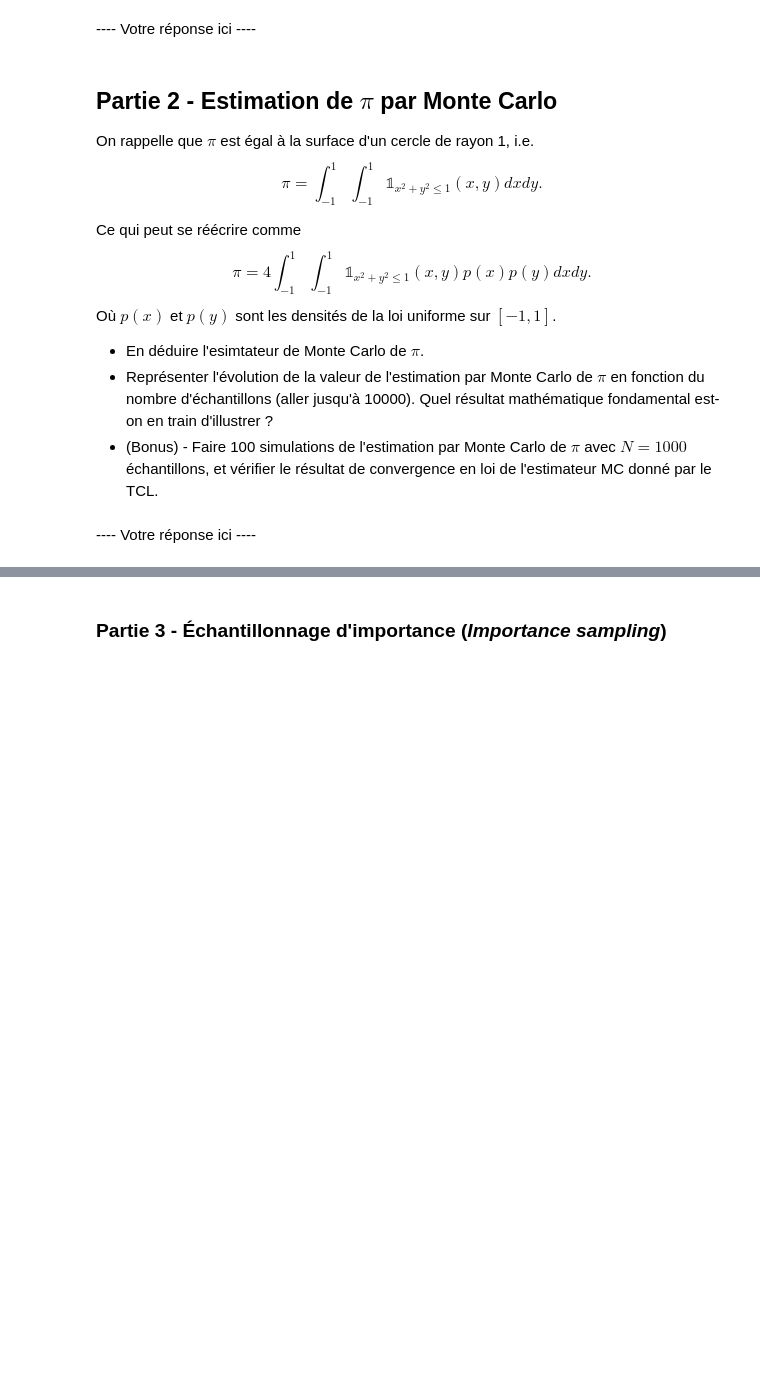
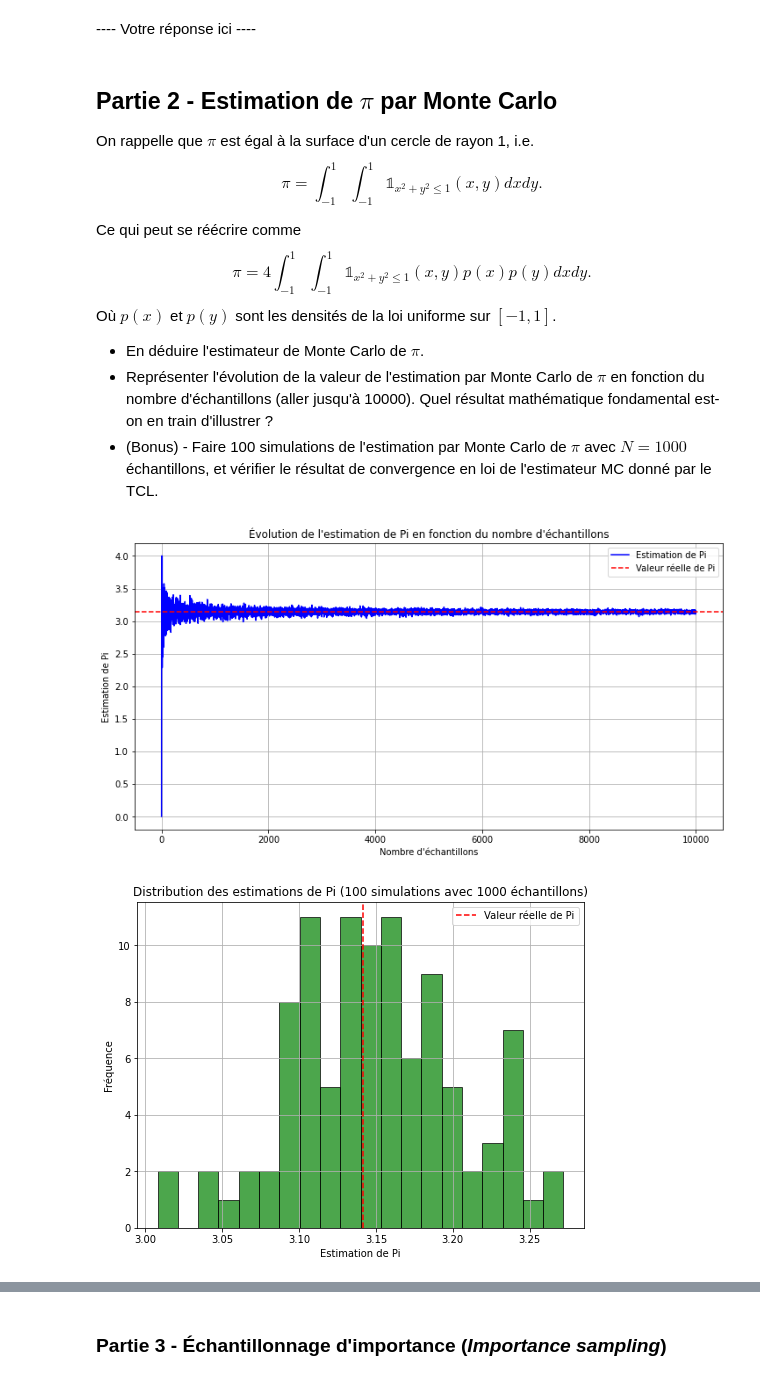
Before and after one commit to benech17/Estimation-SDIA, a Jupyter notebook: tp1b-Benichou_Bonnefoy.ipynb, the cells around one changed output, grey strips where cells are left out. Drawn from its saved outputs; the diff is of its cells as text; code cells hidden in the pictures; blank space fills up the shorter version.

```diff
--- a/tp1b-Benichou_Bonnefoy.ipynb
+++ b/tp1b-Benichou_Bonnefoy.ipynb
@@ -134,6 +134,6 @@ Ce qui peut se réécrire comme
 $$ \pi = 4 \int_{-1}^1 \int_{-1}^1 \mathbb{1}_{x^2 + y^2 \leq 1}(x,y) p(x) p(y) dx dy.$$
 Où $p(x)$ et $p(y)$ sont les densités de la loi uniforme sur $[-1,1]$.
 
-* En déduire l'esimtateur de Monte Carlo de $\pi$.
+* En déduire l'estimateur de Monte Carlo de $\pi$.
 * Représenter l'évolution de la valeur de l'estimation par Monte Carlo de $\pi$ en fonction du nombre d'échantillons (aller jusqu'à 10000). Quel résultat mathématique fondamental est-on en train d'illustrer ?
 * (Bonus) - Faire 100 simulations de l'estimation par Monte Carlo de $\pi$ avec $N = 1000$ échantillons, et vérifier le résultat de convergence en loi de l'estimateur MC donné par le TCL.
@@ -144,2 +140,47 @@ Où $p(x)$ et $p(y)$ sont les densités de la loi uniforme sur $[-1,1]$.
-# %% [markdown]
----- Votre réponse ici ----
+# %%
+# Fonction pour estimer pi utilisant la méthode de Monte Carlo
+def estimate_pi_monte_carlo(num_samples):
+    # Génération de points aléatoires
+    x = np.random.uniform(-1, 1, num_samples)
+    y = np.random.uniform(-1, 1, num_samples)
+
+    # Calcul du nombre de points à l'intérieur du cercle
+    inside_circle = (x**2 + y**2) <= 1
+    nb_inside_circle = np.sum(inside_circle)
+
+    # Estimation de pi
+    pi_estimate = 4 * nb_inside_circle / num_samples
+    return pi_estimate
+
+# Évolution de l'estimation de pi en fonction du nombre d'échantillons
+num_samples_list = range(1, 10001)
+pi_estimates = [estimate_pi_monte_carlo(n) for n in num_samples_list]
+
+# Bonus: 100 simulations avec N = 1000 échantillons
+num_simulations = 100
+pi_estimates_1000_samples = [estimate_pi_monte_carlo(1000) for _ in range(num_simulations)]
+
+# Visualisation de l'évolution de l'estimation de pi
+plt.figure(figsize=(12, 6))
+plt.plot(num_samples_list, pi_estimates, label="Estimation de Pi", color='blue')
+plt.axhline(y=np.pi, color='red', linestyle='--', label="Valeur réelle de Pi")
+plt.xlabel("Nombre d'échantillons")
+plt.ylabel("Estimation de Pi")
+plt.title("Évolution de l'estimation de Pi en fonction du nombre d'échantillons")
+plt.legend()
+plt.grid(True)
+plt.show()
+
+# Visualisation de la distribution des estimations avec 1000 échantillons
+plt.figure(figsize=(8, 6))
+plt.hist(pi_estimates_1000_samples, bins=20, color='green', edgecolor='black', alpha=0.7)
+plt.axvline(x=np.pi, color='red', linestyle='--', label="Valeur réelle de Pi")
+plt.xlabel("Estimation de Pi")
+plt.ylabel("Fréquence")
+plt.title("Distribution des estimations de Pi (100 simulations avec 1000 échantillons)")
+plt.legend()
+plt.grid(True)
+plt.show()
+# %% [output]
+[figure, added]
+[figure, added]
```
Also changed, not shown: parts of 3 cells of this notebook.
